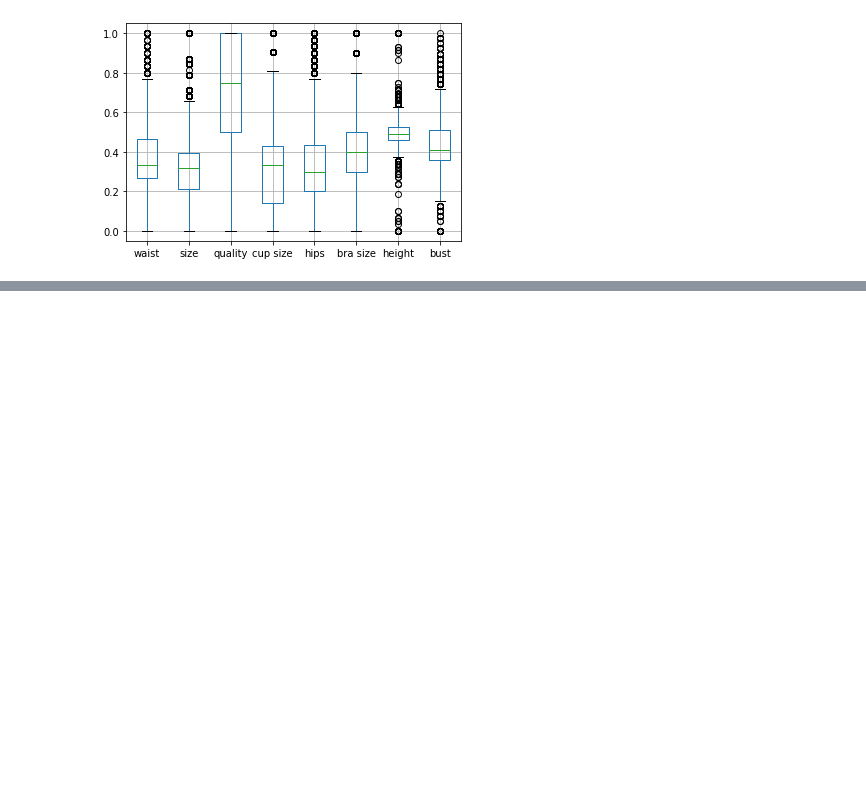
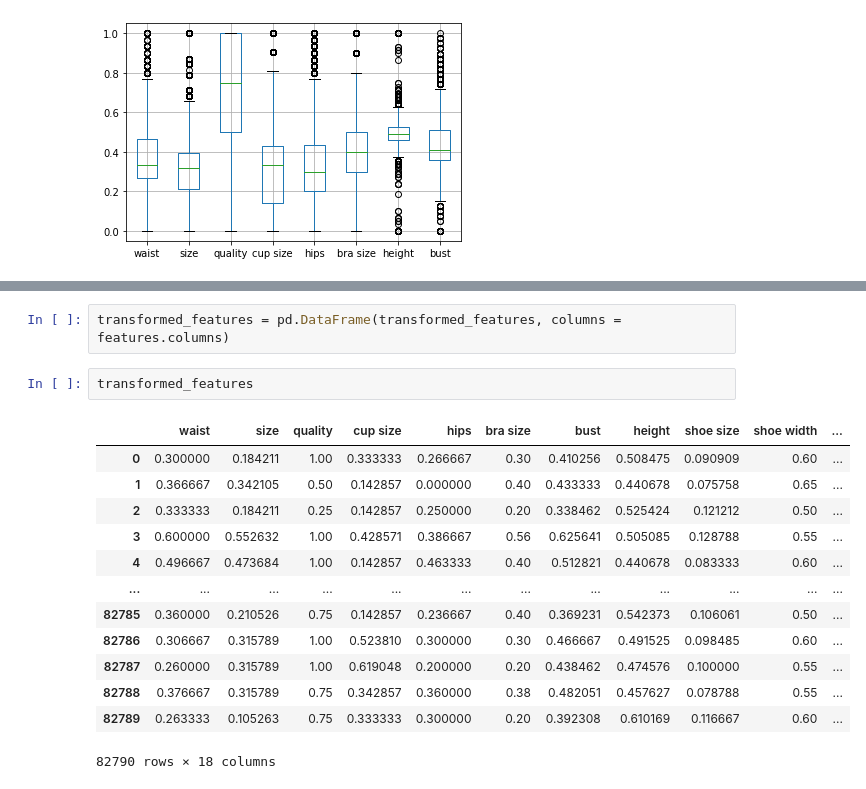
Before and after one commit to QuanlingZhao/CSE258Assignment2, a Jupyter notebook: data_clean.ipynb, the cells around one changed output, grey strips where cells are left out. Saved outputs shown, nothing was run; the diff lists cells and outputs as text; blank space fills up the shorter version.

```diff
--- a/data_clean.ipynb
+++ b/data_clean.ipynb
@@ -73,0 +122,18 @@ norm_data.boxplot(column=['waist', 'size','quality','cup size','hips','bra size'
+# %%
+transformed_features = pd.DataFrame(transformed_features, columns = features.columns)
+# %%
+transformed_features
+# %% [output]
+|  | waist | size | quality | cup size | hips | bra size | bust | height | shoe size | shoe width | ... |
+| 0 | 0.300000 | 0.184211 | 1.00 | 0.333333 | 0.266667 | 0.30 | 0.410256 | 0.508475 | 0.090909 | 0.60 | ... |
+| 1 | 0.366667 | 0.342105 | 0.50 | 0.142857 | 0.000000 | 0.40 | 0.433333 | 0.440678 | 0.075758 | 0.65 | ... |
+| 2 | 0.333333 | 0.184211 | 0.25 | 0.142857 | 0.250000 | 0.20 | 0.338462 | 0.525424 | 0.121212 | 0.50 | ... |
+| 3 | 0.600000 | 0.552632 | 1.00 | 0.428571 | 0.386667 | 0.56 | 0.625641 | 0.505085 | 0.128788 | 0.55 | ... |
+| 4 | 0.496667 | 0.473684 | 1.00 | 0.142857 | 0.463333 | 0.40 | 0.512821 | 0.440678 | 0.083333 | 0.60 | ... |
+| ... | ... | ... | ... | ... | ... | ... | ... | ... | ... | ... | ... |
+| 82785 | 0.360000 | 0.210526 | 0.75 | 0.142857 | 0.236667 | 0.40 | 0.369231 | 0.542373 | 0.106061 | 0.50 | ... |
+| 82786 | 0.306667 | 0.315789 | 1.00 | 0.523810 | 0.300000 | 0.30 | 0.466667 | 0.491525 | 0.098485 | 0.60 | ... |
+| 82787 | 0.260000 | 0.315789 | 1.00 | 0.619048 | 0.200000 | 0.20 | 0.438462 | 0.474576 | 0.100000 | 0.55 | ... |
+| 82788 | 0.376667 | 0.315789 | 0.75 | 0.342857 | 0.360000 | 0.38 | 0.482051 | 0.457627 | 0.078788 | 0.55 | ... |
+| 82789 | 0.263333 | 0.105263 | 0.75 | 0.333333 | 0.300000 | 0.20 | 0.392308 | 0.610169 | 0.116667 | 0.60 | ... |
+82790 rows × 18 columns
```
Also changed, not shown: parts of 26 cells of this notebook, 4 other files.
